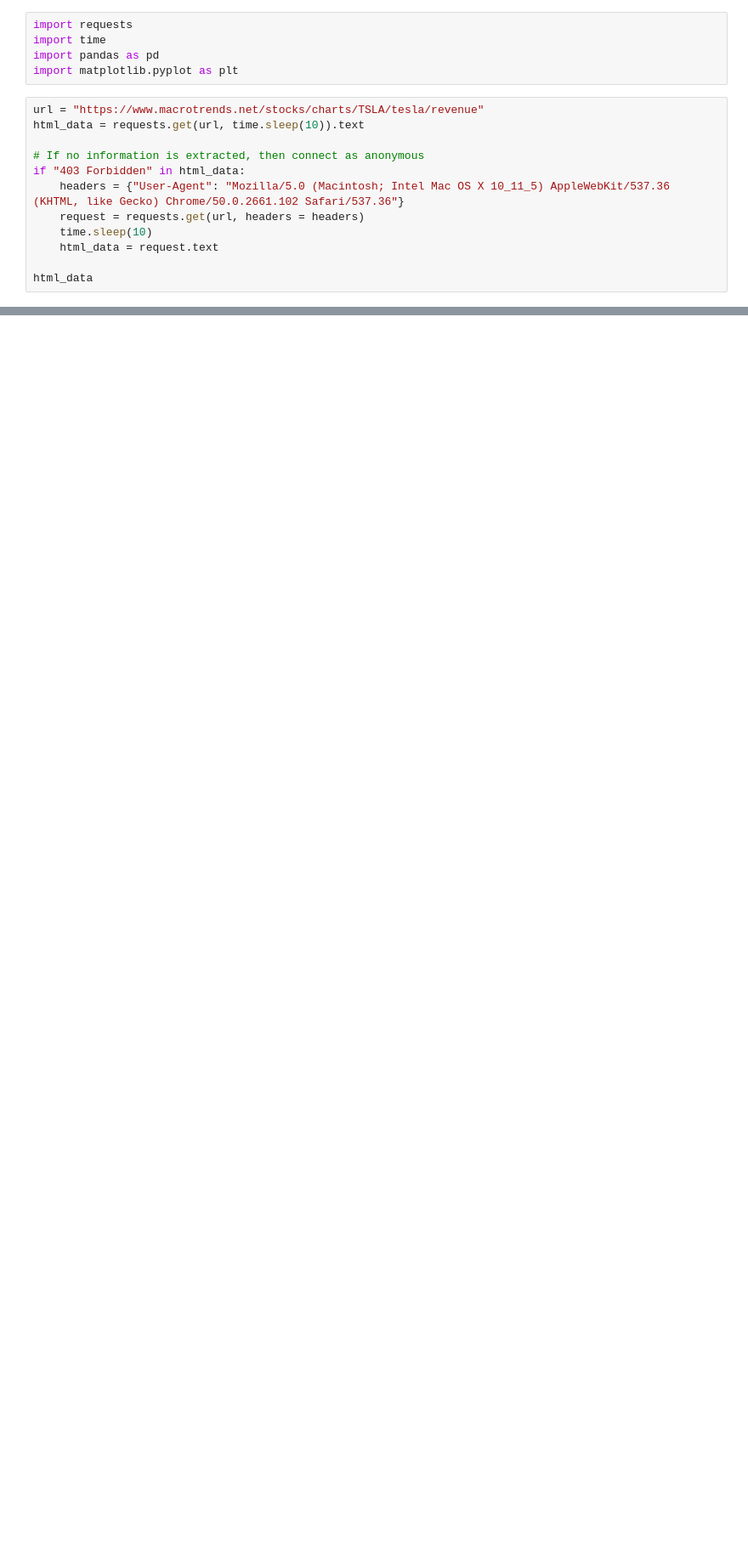
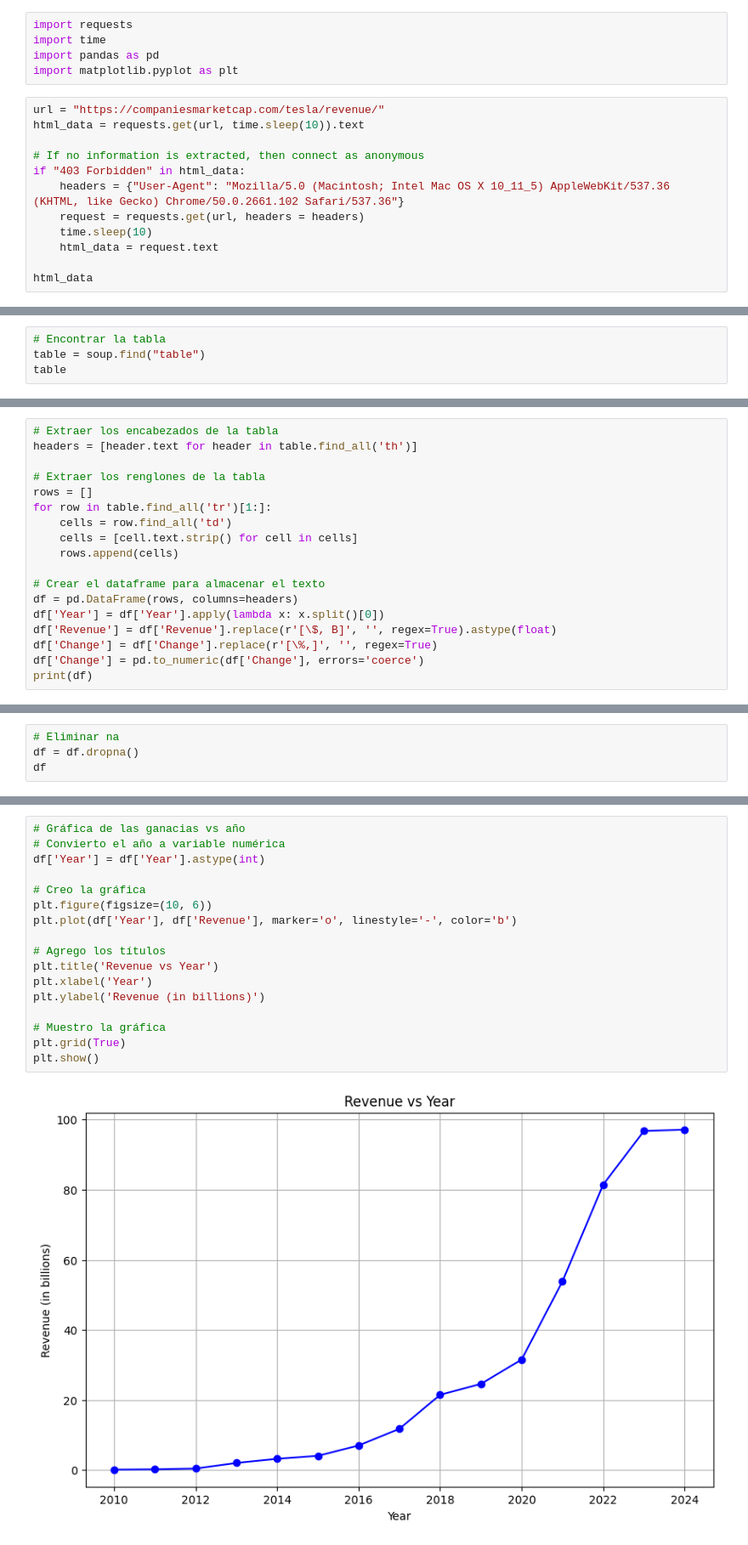
Before and after one commit to jessmiramontes/tareas, a Jupyter notebook: tarea_web_scrapping.ipynb, the cells around one changed output, grey strips where cells are left out. Shown: that part at 85% size. Cells and saved outputs as stored; diff of their text form; blank space fills up the shorter version.

Commit message:
lista para entregar

```diff
--- a/tarea_web_scrapping.ipynb
+++ b/tarea_web_scrapping.ipynb
@@ -6,7 +12,7 @@ import time
 import pandas as pd
 import matplotlib.pyplot as plt
 # %%
-url = "https://www.macrotrends.net/stocks/charts/TSLA/tesla/revenue"
+url = "https://companiesmarketcap.com/tesla/revenue/"
 html_data = requests.get(url, time.sleep(10)).text
 
 # If no information is extracted, then connect as anonymous
@@ -78,0 +51,4 @@ No se encontró la tabla 'Tesla Quarterly Revenue'.
+# %%
+# Encontrar la tabla
+table = soup.find("table")
+table
@@ -78,0 +67,18 @@ No se encontró la tabla 'Tesla Quarterly Revenue'.
+# %%
+# Extraer los encabezados de la tabla
+headers = [header.text for header in table.find_all('th')]
+
+# Extraer los renglones de la tabla
+rows = []
+for row in table.find_all('tr')[1:]:
+    cells = row.find_all('td')
+    cells = [cell.text.strip() for cell in cells]
+    rows.append(cells)
+
+# Crear el dataframe para almacenar el texto
+df = pd.DataFrame(rows, columns=headers)
+df['Year'] = df['Year'].apply(lambda x: x.split()[0])
+df['Revenue'] = df['Revenue'].replace(r'[\$, B]', '', regex=True).astype(float)
+df['Change'] = df['Change'].replace(r'[\%,]', '', regex=True)
+df['Change'] = pd.to_numeric(df['Change'], errors='coerce')
+print(df)
@@ -78,0 +103,4 @@ No se encontró la tabla 'Tesla Quarterly Revenue'.
+# %%
+# Eliminar na
+df = df.dropna()
+df
@@ -78,0 +131,19 @@ No se encontró la tabla 'Tesla Quarterly Revenue'.
+# %%
+# Gráfica de las ganacias vs año
+# Convierto el año a variable numérica
+df['Year'] = df['Year'].astype(int)
+
+# Creo la gráfica
+plt.figure(figsize=(10, 6))
+plt.plot(df['Year'], df['Revenue'], marker='o', linestyle='-', color='b')
+
+# Agrego los títulos
+plt.title('Revenue vs Year')
+plt.xlabel('Year')
+plt.ylabel('Revenue (in billions)')
+
+# Muestro la gráfica
+plt.grid(True)
+plt.show()
+# %% [output]
+[figure, added]
```
Also changed, not shown: parts of 9 cells of this notebook.
